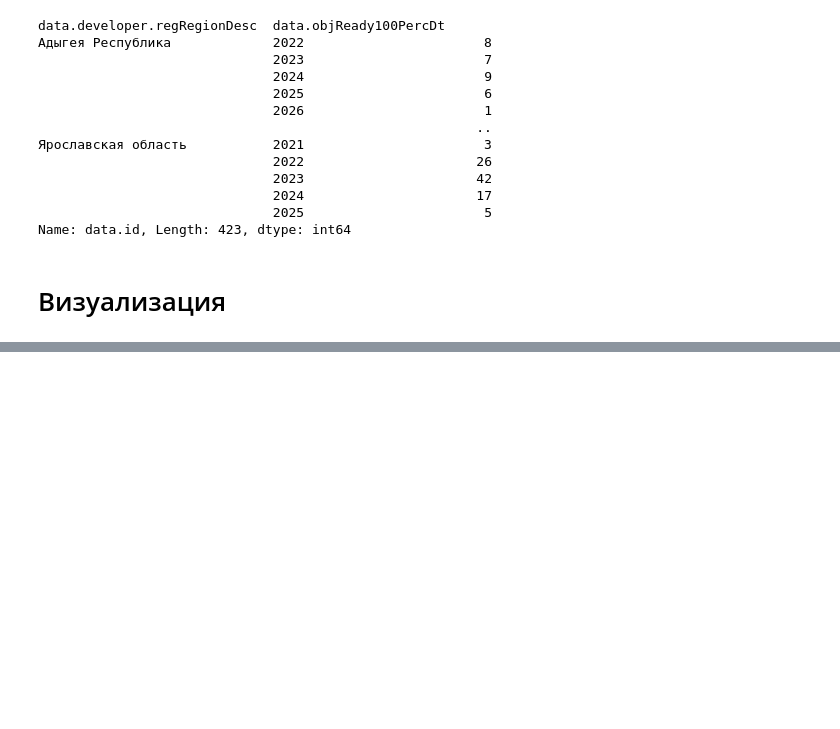
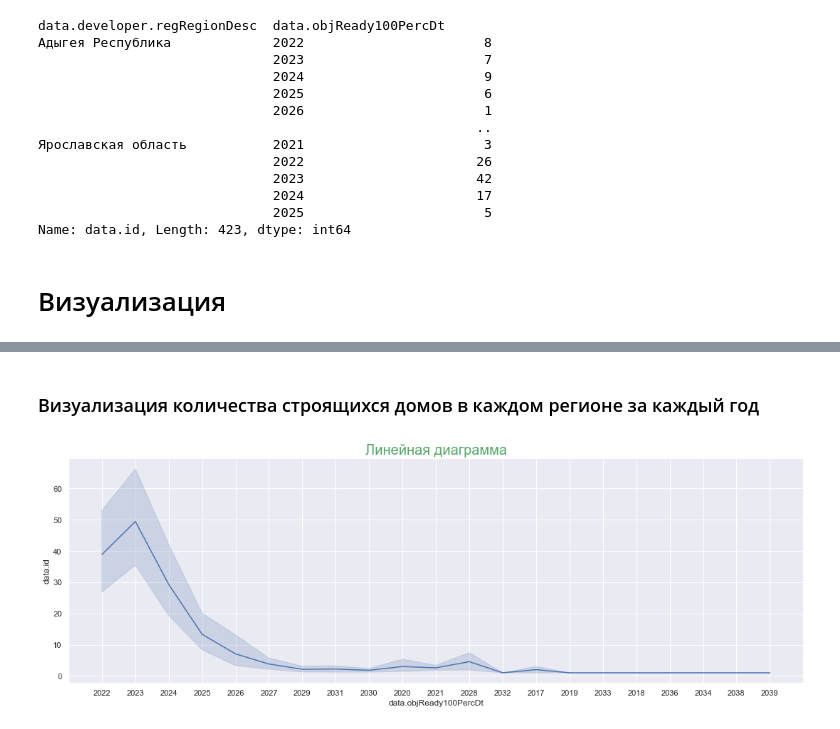
Before and after one commit to SunriseD232/DS_course, a Jupyter notebook: Task2_dmrf.ipynb, the cells around one changed output, grey strips where cells are left out. Cells and saved outputs as stored; diff of their text form; code cells hidden in the pictures; blank space fills up the shorter version.

```diff
--- a/Task2_dmrf.ipynb
+++ b/Task2_dmrf.ipynb
@@ -92,7 +116,7 @@ data_prepare = df
 # %%
 c = 0
 date_data = []
-for i in test['data.objReady100PercDt']:
+for i in data_prepare['data.objReady100PercDt']:
     if i not in date_data:
         date_data.append(i)
 
@@ -129,0 +155,16 @@ df['data.objPriceAvg'].fillna(df['data.objPriceAvg'].median(), inplace=True)
+# %% [markdown]
+### Визуализация количества строящихся домов в каждом регионе за каждый год
+# %%
+
+sns.set(style='darkgrid')
+
+sns.relplot(
+    x='data.objReady100PercDt',
+    y='data.id',
+    data=count_data,
+    kind='line',
+    aspect=3
+)
+plt.title('Линейная диаграмма', size=20, color='g');
+# %% [output]
+[figure, added]
```
Also changed, not shown: parts of 13 cells of this notebook.
